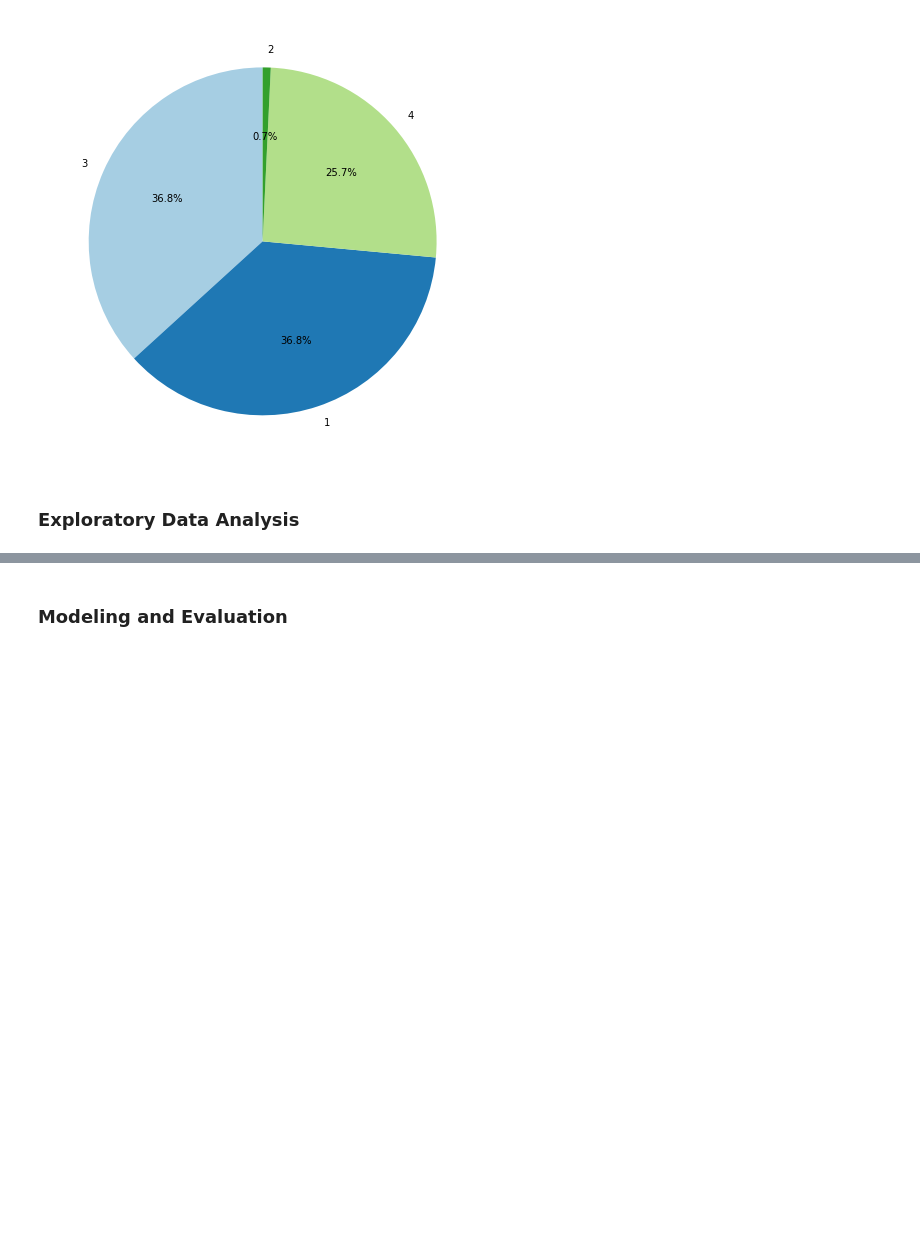
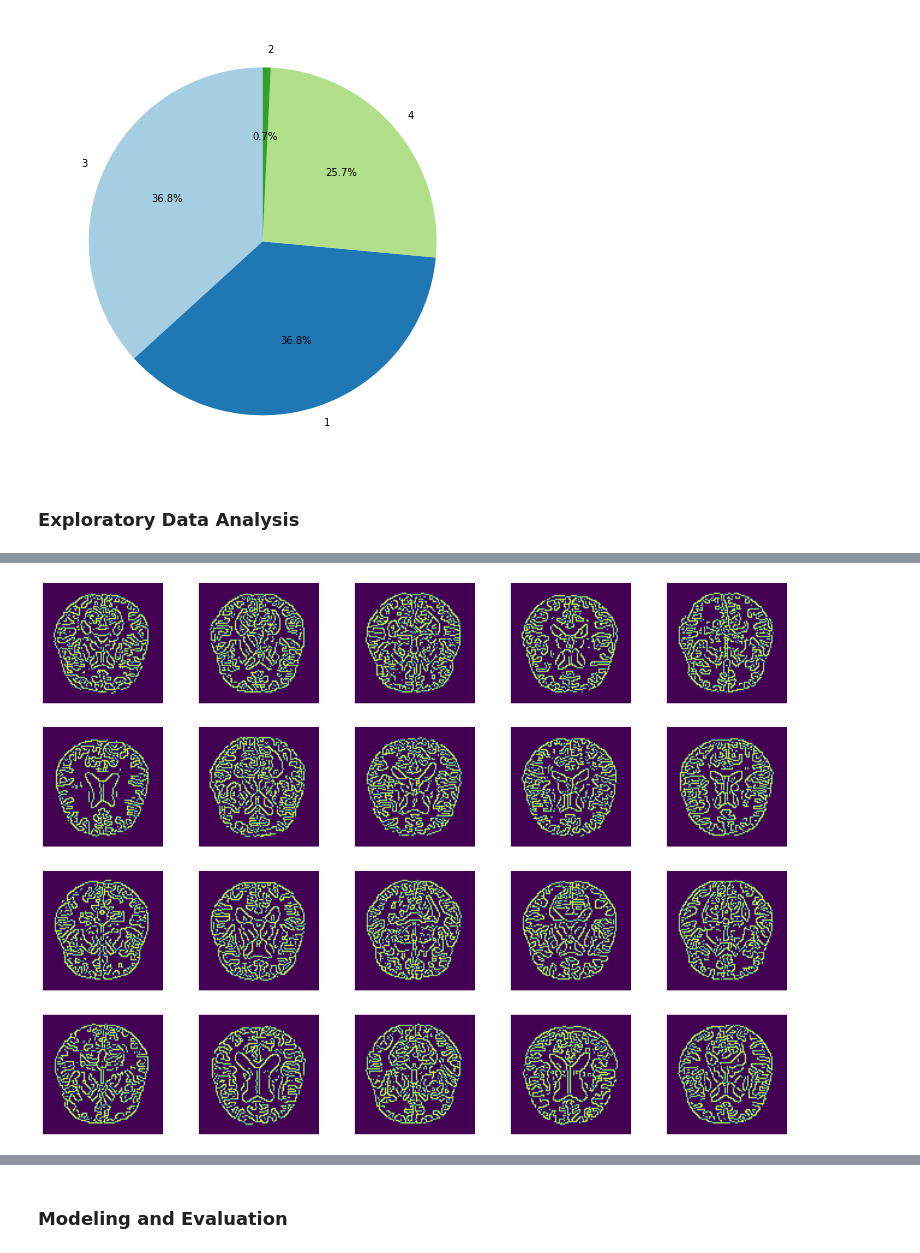
Before and after one commit to Janirito/Data-Science-Projects, a Jupyter notebook: MRI and Alzheimers Prediction/MRI and Alzheimers Prediction.ipynb, the cells around one changed output, grey strips where cells are left out. Saved outputs shown, nothing was run; the diff lists cells and outputs as text; code cells hidden in the pictures; blank space fills up the shorter version.

```diff
--- a/MRI and Alzheimers Prediction/MRI and Alzheimers Prediction.ipynb
+++ b/MRI and Alzheimers Prediction/MRI and Alzheimers Prediction.ipynb
@@ -113,0 +116,17 @@ plt.show()
+# %%
+def visualize_images_canny(image_set):
+    plt.figure(figsize=(20, 15))
+    for i in range(20):
+        random_image = random.choice(image_set)
+
+        img_gray = cv2.cvtColor(random_image, cv2.COLOR_BGR2GRAY)
+        edges = cv2.Canny(img_gray, 80, 100)
+
+        plt.subplot(4, 5, i+1)
+        plt.imshow(edges,  cmap='viridis')
+        plt.axis('off')
+
+    plt.show()
+visualize_images_canny(X)
+# %% [output]
+[figure, added]
```
Also changed, not shown: parts of 4 cells of this notebook.
